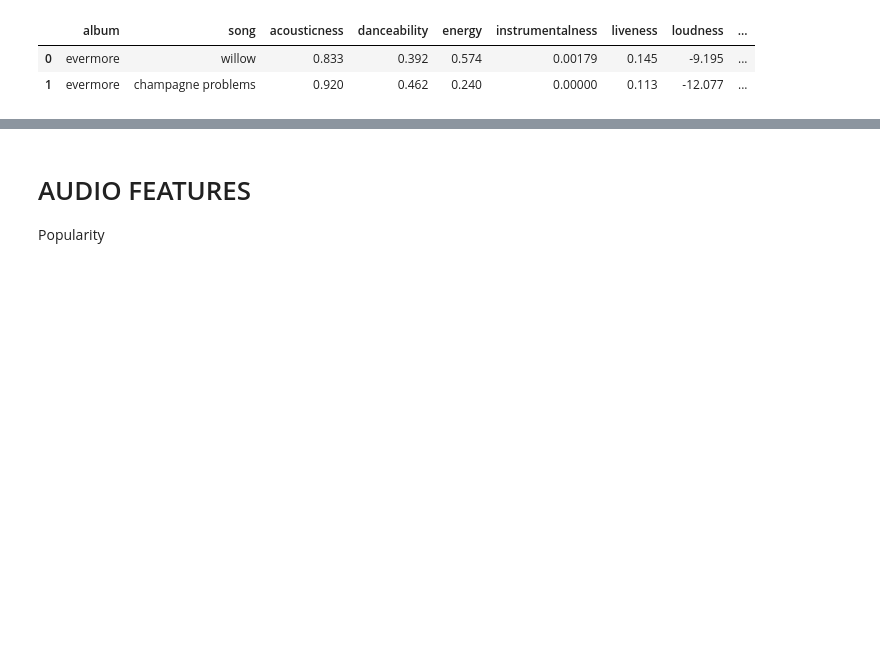
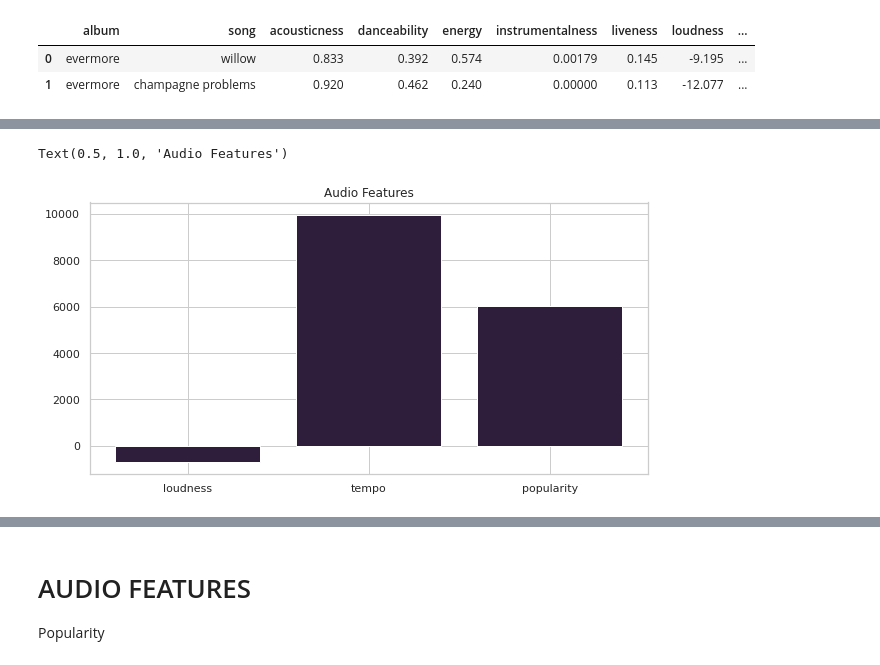
Before and after one commit to Gail529/chess_ML, a Jupyter notebook: Taylor_analysis.ipynb, the cells around one changed output, grey strips where cells are left out. Cells and saved outputs as stored; diff of their text form; code cells hidden in the pictures; blank space fills up the shorter version.

```diff
--- a/Taylor_analysis.ipynb
+++ b/Taylor_analysis.ipynb
@@ -14,0 +83,17 @@ data.head(2)
+# %%
+audio_cols=['loudness', 'tempo', 'popularity']
+audio_sum = {}
+for col in audio_cols:
+    sum=audio_data[col].sum()
+    audio_sum[col]= sum
+
+emotions = audio_sum.keys()
+value = audio_sum.values()
+
+sns.set_theme(style='whitegrid',palette='mako')
+plt.figure(figsize=(10,5))
+plt.bar(emotions, value)
+plt.title('Audio Features')
+# %% [output]
+Text(0.5, 1.0, 'Audio Features')
+[figure, added]
```
Also changed, not shown: parts of 28 cells of this notebook.
